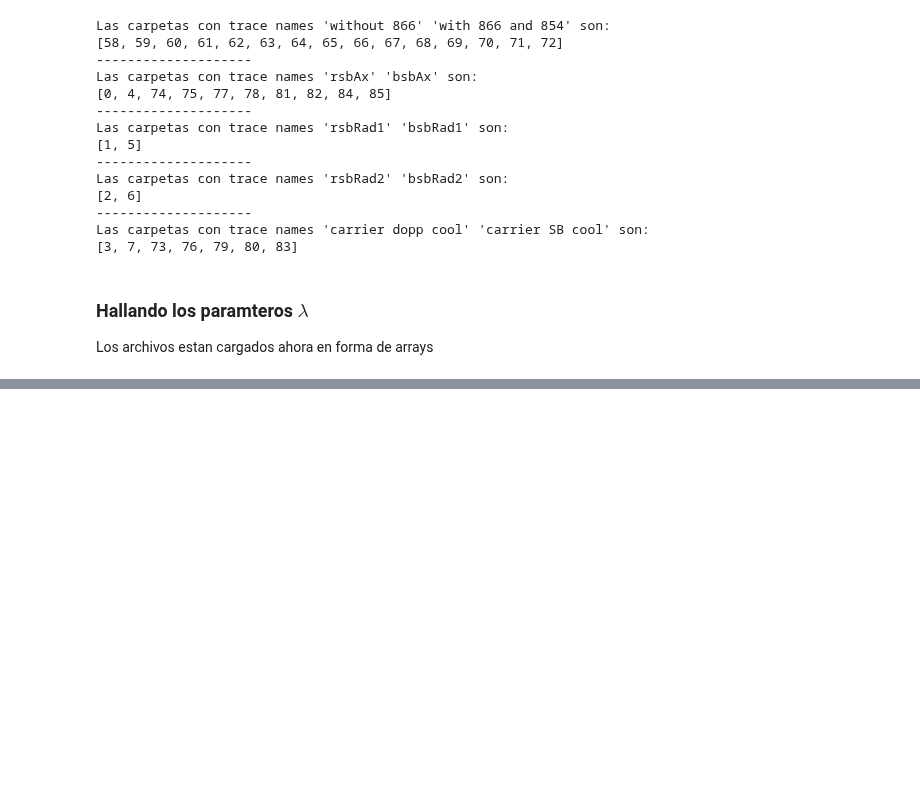
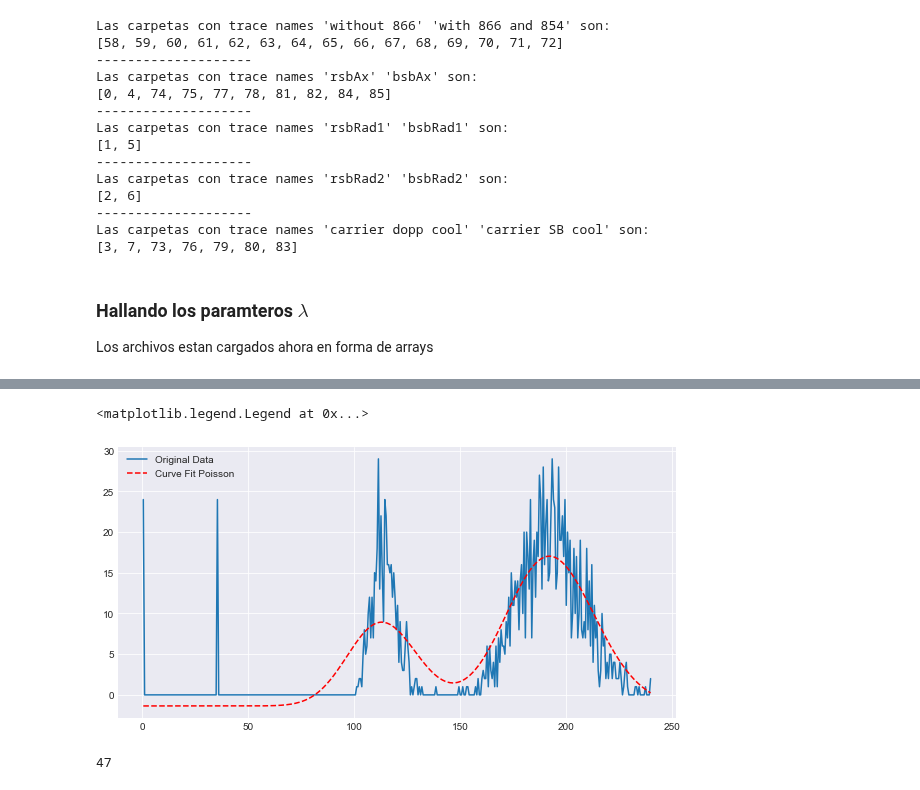
Before and after one commit to LunaKadysz/Laboratorio-4, a Jupyter notebook: PracticaEspecial/Rabi/PlotDatarawData.ipynb, the cells around one changed output, grey strips where cells are left out. Drawn from its saved outputs; the diff is of its cells as text; code cells hidden in the pictures; blank space fills up the shorter version.

```diff
--- a/PracticaEspecial/Rabi/PlotDatarawData.ipynb
+++ b/PracticaEspecial/Rabi/PlotDatarawData.ipynb
@@ -231,0 +261,21 @@ entries, bin_edges, patches = plt.hist(list_[1],bins=int(max(list_[0])/4))
+# %%
+#PRUEBA DE AJUSTE CON UN GRAFICO
+
+entries, bin_edges, patches = plt.hist(rsbAx['4'],bins=int(max(dict_[file])))
+x = np.delete(bin_edges,0,0)
+y = entries
+
+param, param_cov = curve_fit(two_poisson,x,y, p0=[90,10000,220,5,0.5,60,10000,220,10,0.5])
+%matplotlib inline
+plt.figure(figsize = (10,5))
+plt.plot(x,y,label='Original Data')
+plt.plot(x,two_poisson(x,param[0],param[1],param[2],param[3],param[4],param[5],param[6],param[7],param[8],param[9]), label =f"Curve Fit Poisson",ls='dashed',color='red')
+plt.legend()
+#print(param)
+# %% [output]
+<matplotlib.legend.Legend at 0x...>
+[figure, added]
+# %%
+stats.mode(y,axis=None)[1][0]
+# %% [output]
+47
```
Also changed, not shown: parts of 10 cells of this notebook, 1 other file.
